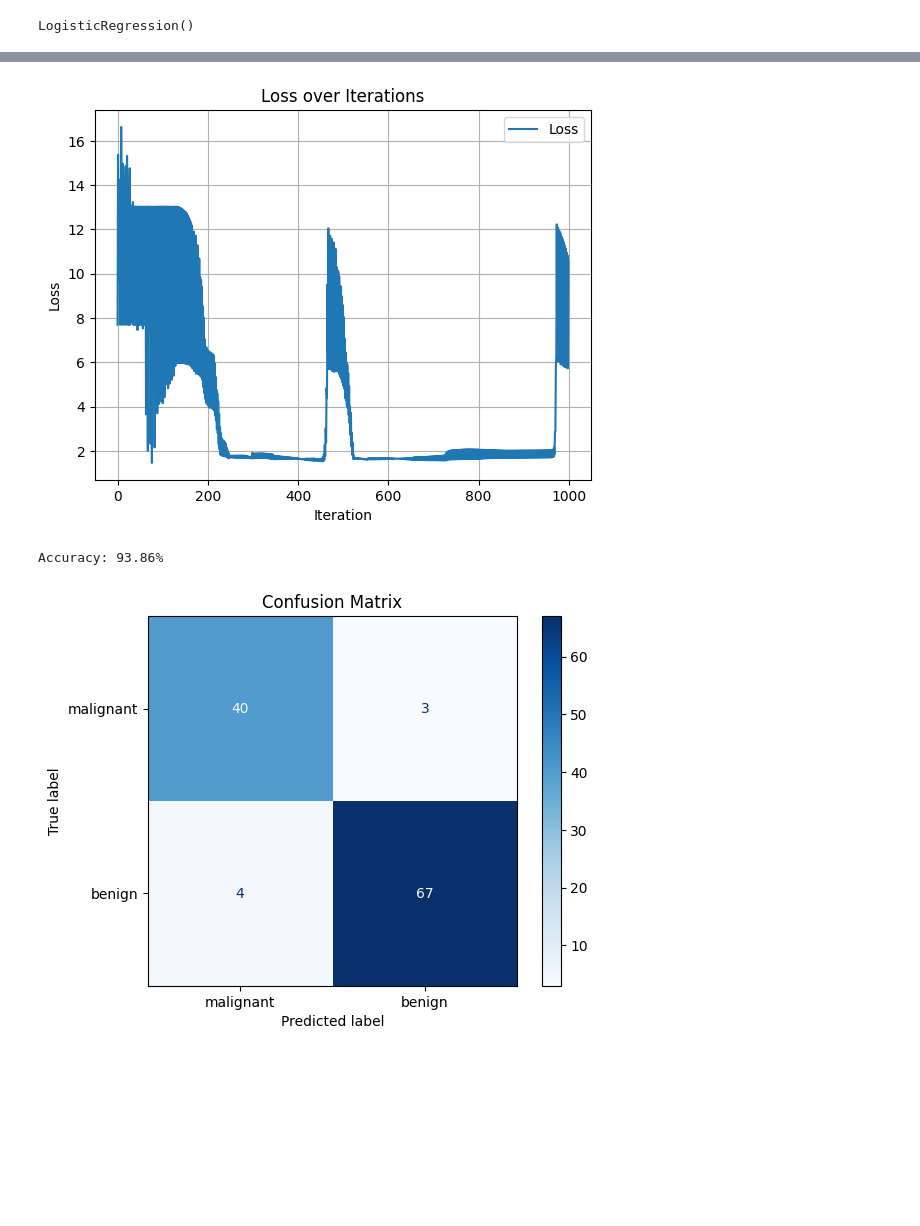
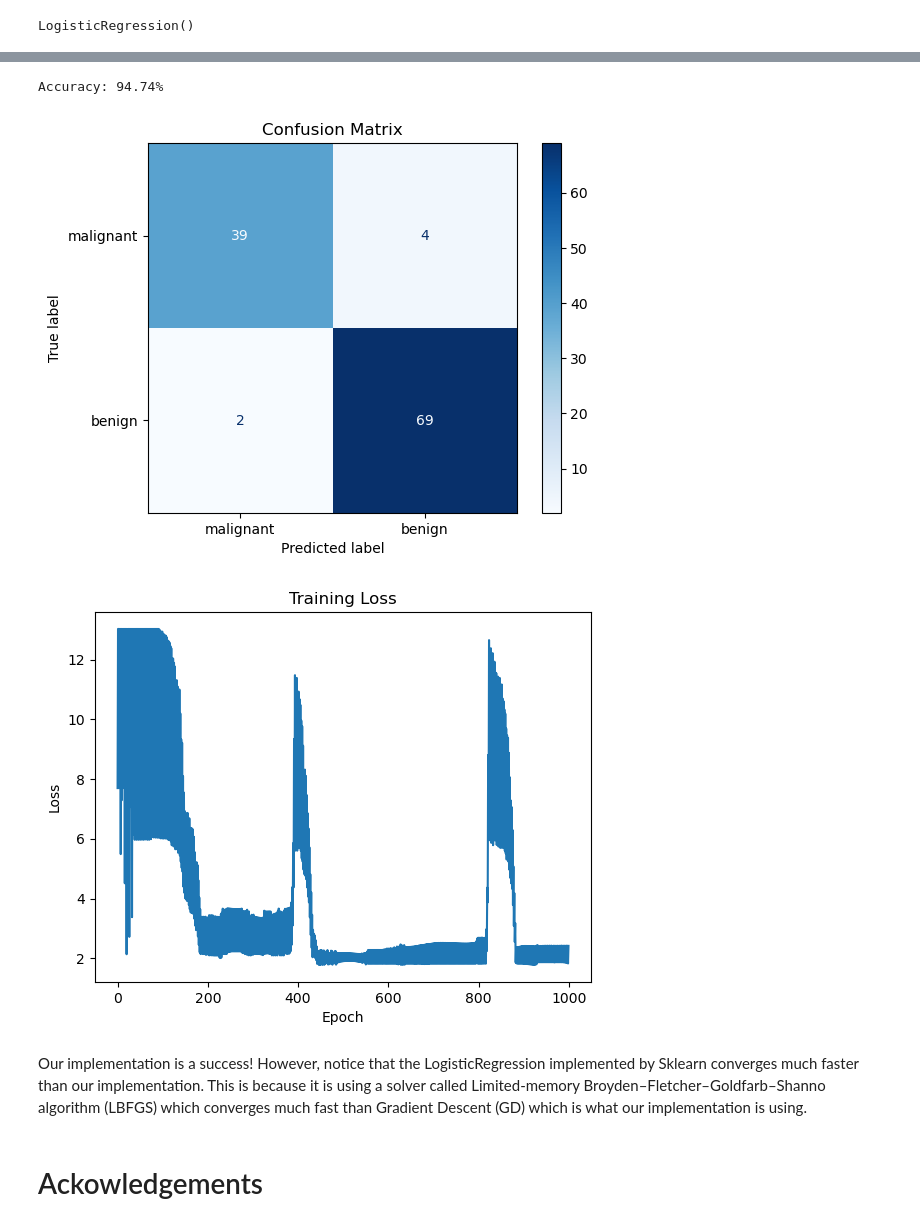
Before and after one commit to aandyw/StuffFromScratch, a Jupyter notebook: LogisticRegression/eval.ipynb, the cells around one changed output, grey strips where cells are left out. Cells and saved outputs as stored; diff of their text form; code cells hidden in the pictures; blank space fills up the shorter version.

Commit message:
successful impl of logistic reg

```diff
--- a/LogisticRegression/eval.ipynb
+++ b/LogisticRegression/eval.ipynb
@@ -14,8 +17,18 @@ from sklearn.metrics import accuracy_score, confusion_matrix, ConfusionMatrixDis
-# %%
-dataset = load_breast_cancer()
-X, y, label_names = dataset.data, dataset.target, dataset.target_names
-
-X_train, X_test, y_train, y_test = train_test_split(X, y, test_size=0.2, random_state=42)
+# %%
+def sklearn_to_df(data_loader):
+    X_data = data_loader.data
+    X_columns = data_loader.feature_names
+    X = pd.DataFrame(X_data, columns=X_columns)
+
+    y_data = data_loader.target
+    label_names = data_loader.target_names
+    y = pd.Series(y_data, name='target')
+
+    return X, y, label_names
+
+X, y, label_names = sklearn_to_df(load_breast_cancer())
+
+X_train, X_test, y_train, y_test = train_test_split(X, y, test_size=0.2, random_state=42)
 # %%
 baseline_model = LogisticRegression(max_iter=100)
 baseline_model.fit(X_train, y_train)
@@ -43,6 +54,13 @@ def evaluate(model):
     disp.plot(cmap=plt.cm.Blues)  # You can change the color map if you like
     plt.title('Confusion Matrix')
     plt.show()
+
+def plot_losses(losses):
+    plt.plot(losses)
+    plt.title('Training Loss')
+    plt.xlabel('Epoch')
+    plt.ylabel('Loss')
+    plt.show()
 # %%
 evaluate(baseline_model)
 # %% [output]
@@ -53,5 +71,8 @@ Accuracy: 96.49%
 # %%
 from logistic_regression import LogisticRegression as MyLogisticRegression
 # %%
+# set seed for reproducibility
+np.random.seed(0)
+
 my_model = MyLogisticRegression()
-my_model.fit(X_train, y_train)
+my_model.fit(X_train.values, y_train)
@@ -58,15 +90,11 @@ my_model.fit(X_train, y_train)
-# %%
-plt.plot(my_model.losses, label='Loss')
-plt.xlabel('Iteration')
-plt.ylabel('Loss')
-plt.title('Loss over Iterations')
-plt.legend()
-plt.grid(True)
-plt.show()
-# %% [output]
-[figure, removed]
 # %%
 evaluate(my_model)
+plot_losses(my_model.losses)
 # %% [output]
-Accuracy: 93.86%
+Accuracy: 94.74%
-[figure, old version]
+[figure, new version]
+[figure, added]
+# %% [markdown]
+Our implementation is a success! However, notice that the LogisticRegression implemented by Sklearn converges much faster than our implementation. This is because it is using a solver called Limited-memory Broyden–Fletcher–Goldfarb–Shanno algorithm (LBFGS) which converges much fast than Gradient Descent (GD) which is what our implementation is using.
+# %% [markdown]
+# Ackowledgements
```
Also changed, not shown: parts of 7 cells of this notebook, 1 other file.
